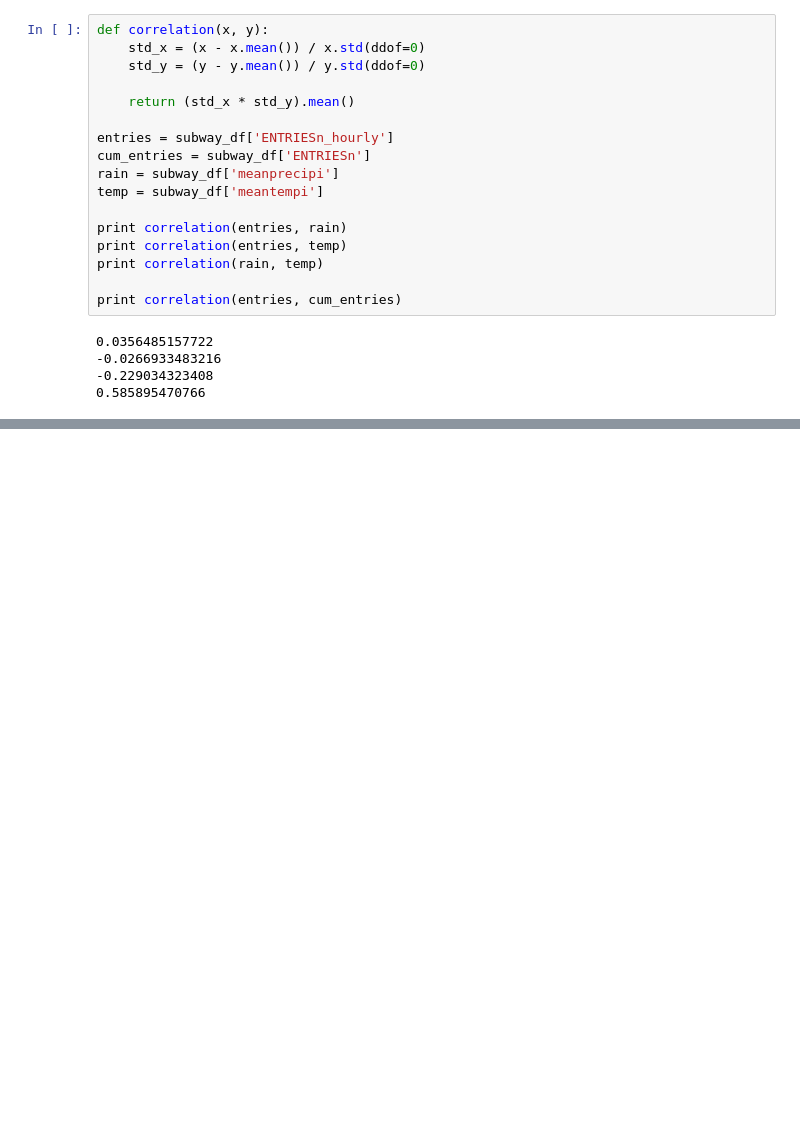
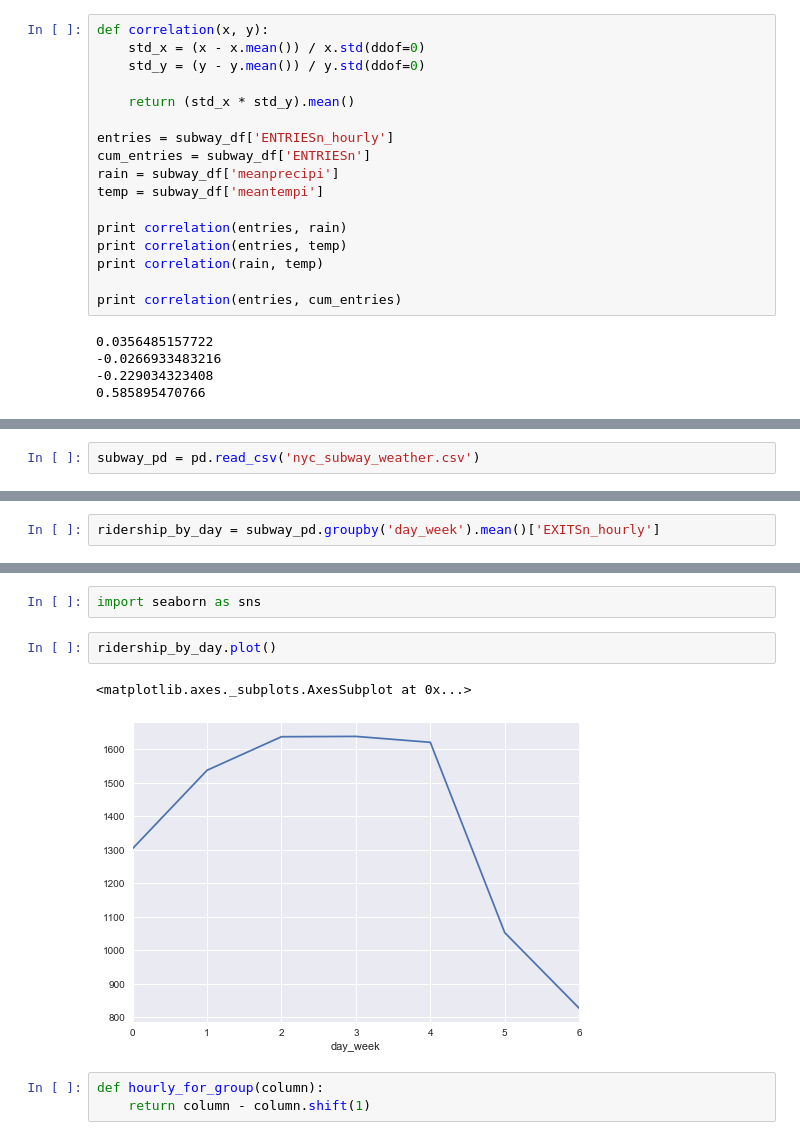
Before and after one commit to aptx4869yuyang2017/01-my-udacity, a Jupyter notebook: b-intro_to data_analysis-03pd2D-170729/b-intro_to data_analysis-03pd2D-170729.ipynb, the cells around one changed output, grey strips where cells are left out. Drawn from its saved outputs; the diff is of its cells as text; blank space fills up the shorter version.

```diff
--- a/b-intro_to data_analysis-03pd2D-170729/b-intro_to data_analysis-03pd2D-170729.ipynb
+++ b/b-intro_to data_analysis-03pd2D-170729/b-intro_to data_analysis-03pd2D-170729.ipynb
@@ -158,0 +337,2 @@ print correlation(entries, cum_entries)
+# %%
+subway_pd = pd.read_csv('nyc_subway_weather.csv')
@@ -158,0 +348,2 @@ print correlation(entries, cum_entries)
+# %%
+ridership_by_day = subway_pd.groupby('day_week').mean()['EXITSn_hourly']
@@ -158,0 +368,10 @@ print correlation(entries, cum_entries)
+# %%
+import seaborn as sns
+# %%
+ridership_by_day.plot()
+# %% [output]
+<matplotlib.axes._subplots.AxesSubplot at 0x...>
+[figure, added]
+# %%
+def hourly_for_group(column):
+    return column - column.shift(1)
```
Also changed, not shown: parts of 29 cells of this notebook, 2 other files.
